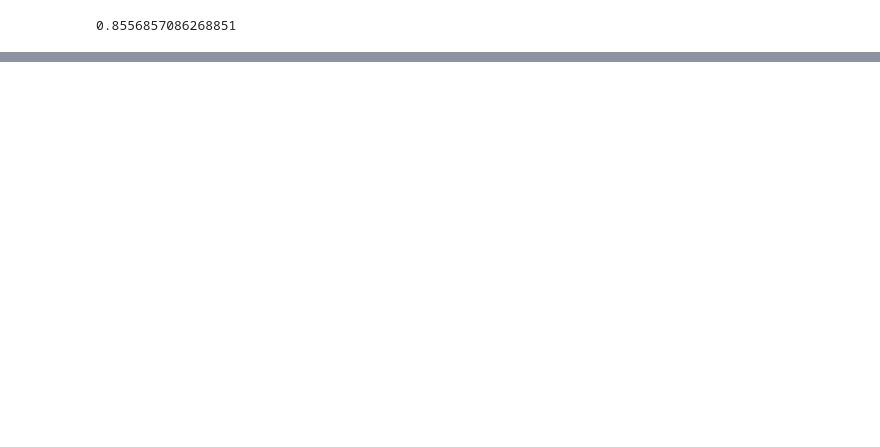
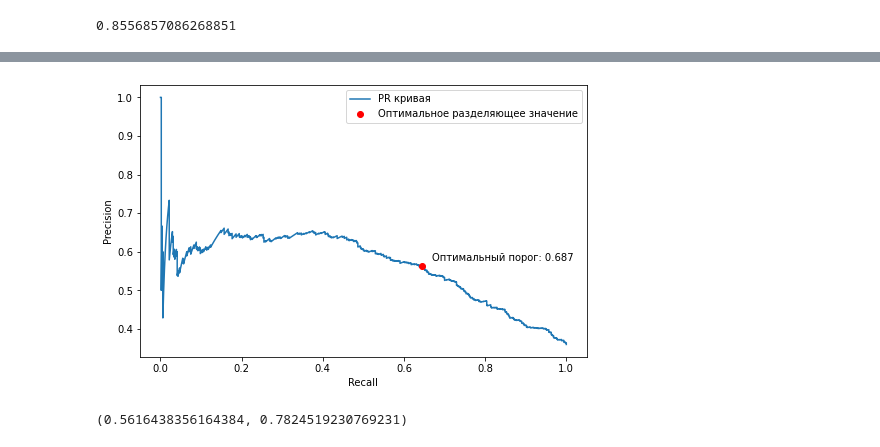
Before and after one commit to qdzzzxc/voice_classification_dusha, a Jupyter notebook: find_threshold.ipynb, the cells around one changed output, grey strips where cells are left out. Drawn from its saved outputs; the diff is of its cells as text; code cells hidden in the pictures; blank space fills up the shorter version.

```diff
--- a/find_threshold.ipynb
+++ b/find_threshold.ipynb
@@ -131,0 +160,6 @@ calibrated_probs = calibrated.predict_proba(X_val_scaled)
+# %%
+scaler_not = StandardScaler()
+X_mfccs_not_scaled = scaler.fit_transform(X_mfccs_not)
+calibrated_probs_not = calibrated.predict_proba(X_mfccs_not_scaled)
+not_probs = np.max(calibrated_probs_not, axis=1)
+not_probs.mean()
@@ -131,0 +168,12 @@ calibrated_probs = calibrated.predict_proba(X_val_scaled)
+# %%
+all_probs = np.max(calibrated_probs, axis=1)
+plt.figure(figsize=(10, 6))
+plt.title('Распределение вероятностей', size=20)
+sns.kdeplot(true_probs, color='green', label='Верно предсказаны моделью')
+sns.kdeplot(false_probs, color='red', label='Неверно предсказаны моделью')
+sns.kdeplot(not_probs, color='orange', label='Нет в обучающей выборке')
+sns.kdeplot(all_probs, color='blue', label='Есть в обучающей выборке')
+
+plt.ylabel('Частота наблюдения', size=20)
+plt.xlabel('Вероятность', size=20)
+plt.legend()
@@ -131,0 +187,32 @@ calibrated_probs = calibrated.predict_proba(X_val_scaled)
+# %%
+in_df = np.hstack([np.stack([all_probs, np.ones(all_probs.shape)]), np.stack([not_probs, np.zeros(not_probs.shape)])])
+# %%
+from sklearn.metrics import precision_recall_curve, auc
+import matplotlib.pyplot as plt
+
+precision, recall, thresholds = precision_recall_curve(in_df[1, :], in_df[0, :])
+beta = 0.8
+f1_scores = (1 + beta**2)*recall*precision / (recall + beta**2 * precision)
+
+idx_max_f1 = np.argmax(f1_scores)
+
+plt.figure(figsize=(8, 5))
+plt.plot(recall, precision, label='PR кривая')
+plt.scatter(recall[idx_max_f1], precision[idx_max_f1], color='red',
+            label='Оптимальное разделяющее значениe', zorder=3)
+plt.annotate(f'Оптимальный порог: {round(thresholds[idx_max_f1], 3)}', (recall[idx_max_f1], precision[idx_max_f1]),
+    textcoords='offset points', xytext=(10, 5))
+plt.xlabel('Recall')
+plt.ylabel('Precision')
+plt.legend()
+plt.show()
+# %% [output]
+[figure, added]
+# %%
+# точность в каждой группе после разделения по пороговому значению
+true_trsh = in_df[1, :][in_df[0, :] > thresholds[idx_max_f1]]
+false_trsh = in_df[1, :][in_df[0, :] < thresholds[idx_max_f1]]
+
+sum(true_trsh)/len(true_trsh), (len(false_trsh) - sum(false_trsh))/len(false_trsh)
+# %% [output]
+(0.5616438356164384, 0.7824519230769231)
```
Also changed, not shown: parts of 37 cells of this notebook, 9 other files.
